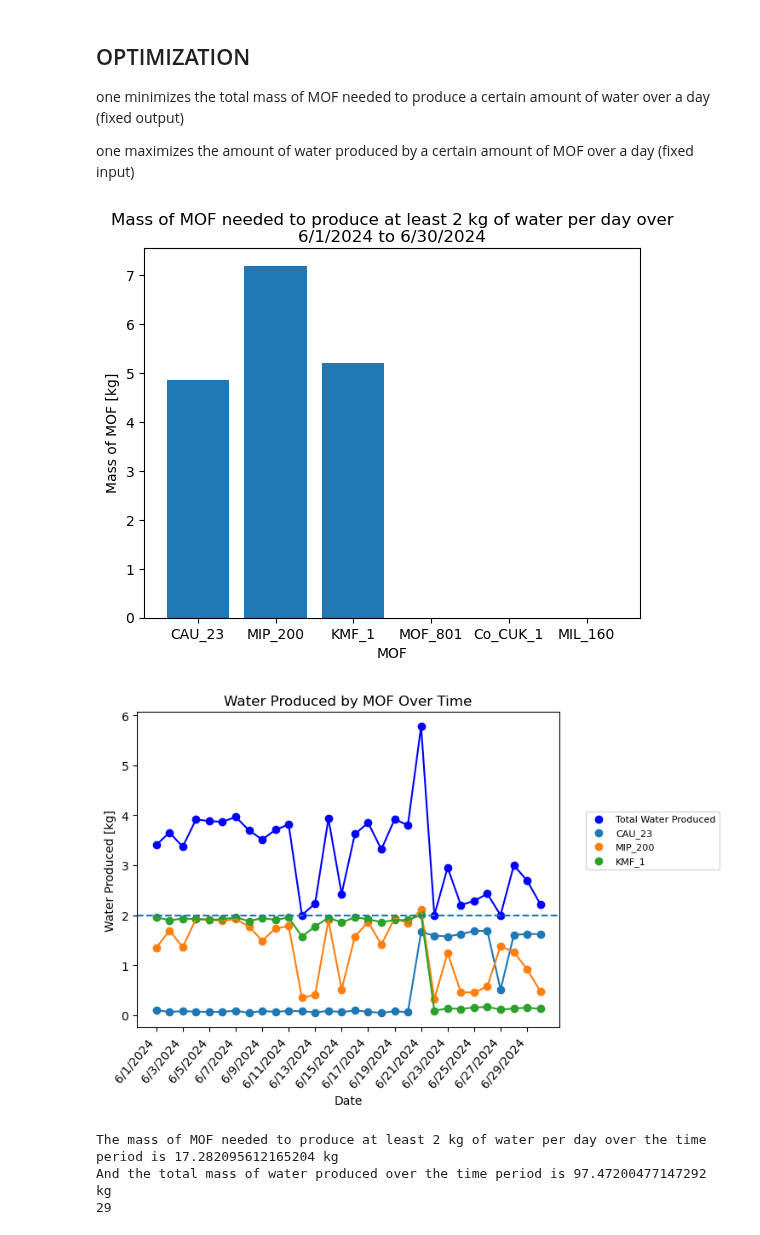
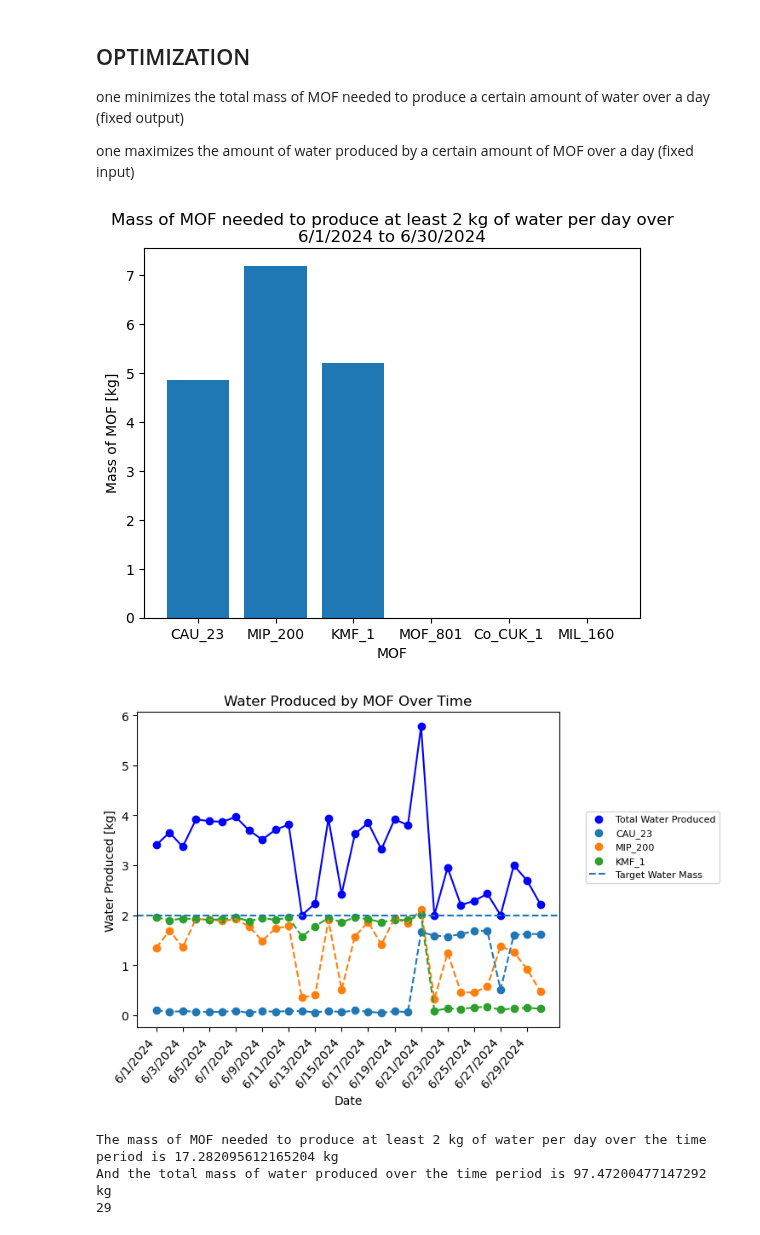
Before and after one commit to SimonEnsemble/water_harvesting, a Jupyter notebook: Polanyi_calculation_general.ipynb, the cells around one changed output. Drawn from its saved outputs; the diff is of its cells as text; code cells hidden in the pictures.

```diff
--- a/Polanyi_calculation_general.ipynb
+++ b/Polanyi_calculation_general.ipynb
@@ -525,36 +525,36 @@ def Optimize_MOF_v1(date1,date2):
     date1 = date1.strftime('%#m/%#d/%Y')
     date2 = date2.strftime('%#m/%#d/%Y')
 
     plt.bar(MOFs, res.x)
     plt.xlabel('MOF')
     plt.ylabel('Mass of MOF [kg]')
     plt.title(f'Mass of MOF needed to produce at least {target_water_mass} kg of water per day over {date1} to {date2}', loc='center', wrap=True)
     plt.show()
 
     Water_per_day = -A_ub * res.x
     Water_per_day_total = Water_per_day.sum(axis=1)
     plt.scatter(day_list, Water_per_day_total, color='blue',label = 'Total Water Produced')
     plt.plot(day_list, Water_per_day_total, color='blue')
     for i in range(len(MOFs)):
         if res.x[i] > 0:
             plt.scatter(day_list, Water_per_day[:,i],label = MOFs[i])
-            plt.plot(day_list, Water_per_day[:,i])
-    plt.axhline(target_water_mass, linestyle='--')
+            plt.plot(day_list, Water_per_day[:,i],linestyle = '--')
+    plt.axhline(target_water_mass, linestyle='--',label = 'Target Water Mass')
     plt.xlabel('Date')
     plt.ylabel('Water Produced [kg]')
     plt.title('Water Produced by MOF Over Time')
     plt.xticks(day_list[::2],rotation=50, ha='right')
     plt.legend(bbox_to_anchor=(1.05,0.7),prop={'size': 8})
     plt.show()
 
     print('The mass of MOF needed to produce at least',target_water_mass,'kg of water per day over the time period is',res.fun,'kg')
     print('And the total mass of water produced over the time period is',Water_per_day_total.sum(),'kg')
     print(delta)
 
 Optimize_MOF_v1('6/1/2024','6/30/2024')
 # %% [output]
 [figure]
-[figure, old version]
+[figure, new version]
 The mass of MOF needed to produce at least 2 kg of water per day over the time period is 17.282095612165204 kg
 And the total mass of water produced over the time period is 97.47200477147292 kg
 29
```
Also changed, not shown: parts of 1 cell of this notebook, 2 other files.
